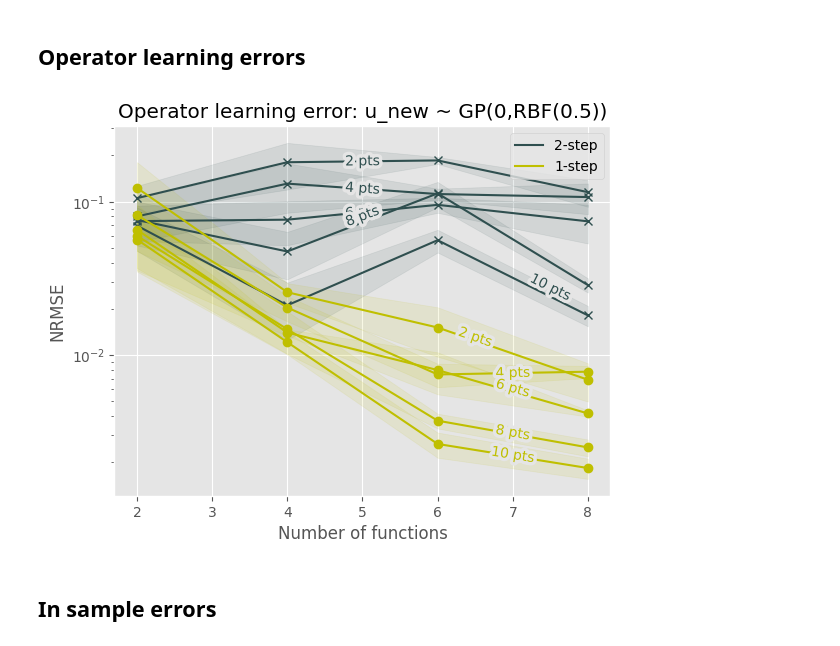
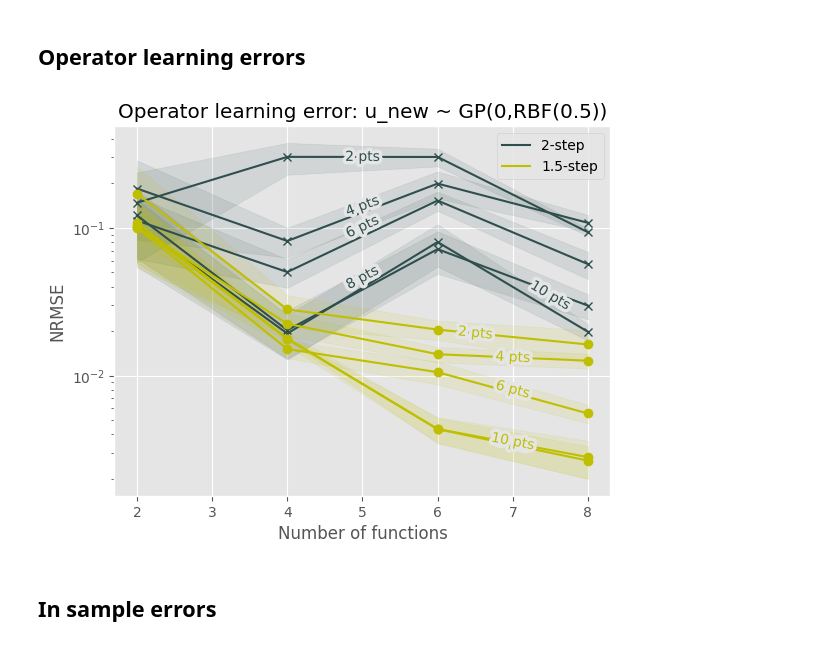
Before and after one commit to TADSGroup/kernelequationlearning, a Jupyter notebook: examples/darcy/Darcy_errorcurve_lots_multipleprescribed_GPs.ipynb, the cells around one changed output. Cells and saved outputs as stored; diff of their text form; code cells hidden in the pictures.

```diff
--- a/examples/darcy/Darcy_errorcurve_lots_multipleprescribed_GPs.ipynb
+++ b/examples/darcy/Darcy_errorcurve_lots_multipleprescribed_GPs.ipynb
@@ -80,20 +80,20 @@ def run_exp_opt_err(m,obs_pts,run):
     num_grid_points = 10
     num_interior_points = 50
 
-    # Sample collocation points for f using random points different for every function
-    xy_ints,xy_bdys = sample_multiple_xy_grids_latin(
-            num_functions = m,
-            num_interior = num_interior_points,
-            x_range = [0,1],
-            y_range = [0,1],
-            num_grid_x_bdy = num_grid_points,
-            num_grid_y_bdy = num_grid_points,
-            key = pkey(23)
-        )
+    # # Sample collocation points for f using random points different for every function
+    # xy_ints,xy_bdys = sample_multiple_xy_grids_latin(
+    #         num_functions = m,
+    #         num_interior = num_interior_points,
+    #         x_range = [0,1],
+    #         y_range = [0,1],
+    #         num_grid_x_bdy = num_grid_points,
+    #         num_grid_y_bdy = num_grid_points,
+    #         key = pkey(23)
+    #     )
 
     # Sample collocation points for f using same uniform grid for every function
-    # xy_ints = tuple(build_xy_grid([0,1],[0,1],7,7)[0] for m in range(m))
-    # xy_bdys = tuple(build_xy_grid([0,1],[0,1],7,7)[1] for m in range(m))
+    xy_ints = tuple(build_xy_grid([0,1],[0,1],7,7)[0] for m in range(m))
+    xy_bdys = tuple(build_xy_grid([0,1],[0,1],7,7)[1] for m in range(m))
 
     xy_all = tuple(jnp.vstack([xy_int,xy_bdy]) for xy_int,xy_bdy in zip(xy_ints,xy_bdys))
 
@@ -129,9 +129,10 @@ def run_exp_opt_err(m,obs_pts,run):
 
     # Build interpolants for u's
     k_u = get_gaussianRBF(0.5)
+    u_operators = (eval_k,)
     u_models = tuple([CholInducedRKHS(
         xy_all[i],
-        feature_operators,
+        u_operators,
         k_u
         ) for i in range(m)])
 
@@ -392,9 +393,9 @@ for obs_pt in OBS_PTS_LIST:
         err['1_5_mthd'][f'{obs_pt}_obs']['i_opt'].append(i_opt_1_5)
         err['2_mthd'][f'{obs_pt}_obs']['i_opt'].append(i_opt_2)
     # Save after
-    jnp.save('errors_opt/err_rndm_grids_246810', err)
+    jnp.save('errors_opt/err_unif_grids_246810_1_5', err)
 # %%
-err = jnp.load('errors_opt/err_rndm_grids_246810.npy', allow_pickle=True).item()
+err = jnp.load('errors_opt/err_unif_grids_246810_1_5.npy', allow_pickle=True).item()
 # %%
 # Operator learning errors plot
 plt.title('Operator learning error: u_new ~ GP(0,RBF(0.5))')
@@ -407,35 +408,35 @@ for obs_pt in OBS_PTS_LIST:
     # 2 method
     mean_i_opt_2 = jnp.array([jnp.mean(e) for e in jnp.array(err['2_mthd'][f'{obs_pt}_obs']['i_opt'])])
     sd_i_opt_2 = jnp.array([jnp.std(e) for e in jnp.array(err['2_mthd'][f'{obs_pt}_obs']['i_opt'])])
     # Plot 2 method
     plt.plot(ms, mean_i_opt_2, label = f'{obs_pt} pts', marker= 'x', color = c2)
     plt.fill_between(ms, mean_i_opt_2 - sd_i_opt_2, mean_i_opt_2 + sd_i_opt_2, alpha=.1, color = c2)
     plt.yscale('log')
 # 1-step method plot
 for obs_pt in OBS_PTS_LIST:
     # 1_5 method
     mean_i_opt_1_5 = jnp.array([jnp.mean(e) for e in jnp.array(err['1_5_mthd'][f'{obs_pt}_obs']['i_opt'])])
     sd_i_opt_1_5 = jnp.array([jnp.std(e) for e in jnp.array(err['1_5_mthd'][f'{obs_pt}_obs']['i_opt'])])
     # Plot 1_5 method
     plt.plot(ms, mean_i_opt_1_5, label = f'{obs_pt} pts', marker= 'o', color = c1)
     plt.fill_between(ms, mean_i_opt_1_5 - sd_i_opt_1_5, mean_i_opt_1_5 + sd_i_opt_1_5, alpha=.1, color = c1)
     plt.yscale('log')
 
 plt.ylabel('NRMSE')
 plt.xlabel('Number of functions')
 # adding labels to the plotlines
 xvals_2step = [5]*4 + [7.5]
 xvals_1step = [6.5]+[7]*4
 xvals = xvals_2step + xvals_1step
 lines = plt.gca().get_lines()
 labelLines(lines, align=True, xvals = xvals)
 # add legend box
 legend_elements = [Line2D([0], [0], color= c2, label='2-step'),
-                   Line2D([0], [0], color= c1, label='1-step')]
+                   Line2D([0], [0], color= c1, label='1.5-step')]
 plt.legend(handles = legend_elements, loc = 'upper right')
 plt.show()
 # %% [output]
-[figure, old version]
+[figure, new version]
 # %% [markdown]
 ## In sample errors
 # %%
```
Also changed, not shown: parts of 12 cells of this notebook, 4 other files.
